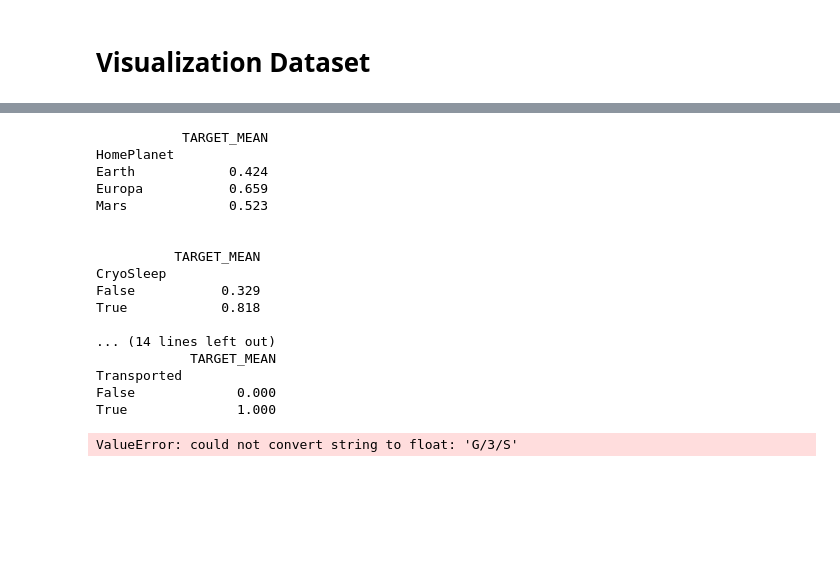
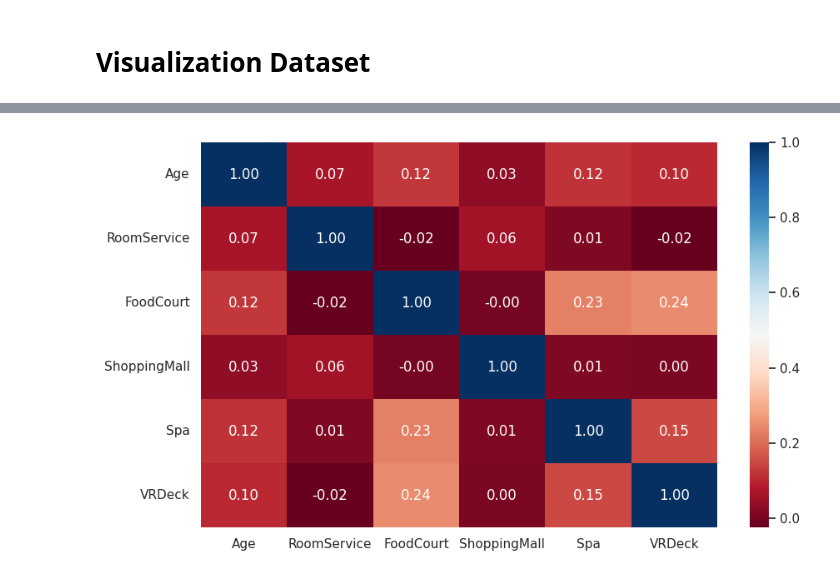
Before and after one commit to Aisuko/notebooks, a Jupyter notebook: competition/titanic-spaceship-with-tf-decision-forest.ipynb, the cells around one changed output, grey strips where cells are left out. Drawn from its saved outputs; the diff is of its cells as text; code cells hidden in the pictures; blank space fills up the shorter version.

```diff
--- a/competition/titanic-spaceship-with-tf-decision-forest.ipynb
+++ b/competition/titanic-spaceship-with-tf-decision-forest.ipynb
@@ -86,26 +96,31 @@ FoodCourt       float64
 # %% [markdown]
 # Visualization Dataset
 # %%
-def grab_col_names(df, cat_th=10, car_th=20):
-    cat_cols=[col for col in df.columns if df[col].dtypes=="0"]
-    num_but_cat=[col for col in df.columns if df[col].nunique() <cat_th and df[col].dtypes!="0"]
-    cat_but_car=[col for col in df.columns if df[col].nunique()>car_th and df[col].dtypes=="0"]
+def grab_col_names(dataframe, cat_th=10, car_th=20):
 
-    cat_cols=cat_cols+num_but_cat
-    cat_cols=[col for col in cat_cols if col not in cat_but_car]
+    cat_cols = [col for col in dataframe.columns if dataframe[col].dtypes == "O"]
 
-    num_cols=[col for col in df.columns if df[col].dtypes!="0"]
-    num_cols=[col for col in num_cols if col not in num_but_cat]
+    num_but_cat = [col for col in dataframe.columns if dataframe[col].nunique() < cat_th and
+                   dataframe[col].dtypes != "O"]
 
-    print(f"Observations: {df.shape[0]}")
-    print(f"Variables: {df.shape[1]}")
-    print(f"cat_cols: {len(cat_cols)}")
-    print(f"num_cols: {len(num_cols)}")
-    print(f"cat_but_car: {len(cat_but_car)}")
-    print(f"num_but_cat: {len(num_but_cat)}")
+    cat_but_car = [col for col in dataframe.columns if dataframe[col].nunique() > car_th and
+                   dataframe[col].dtypes == "O"]
+
+    cat_cols = cat_cols + num_but_cat
+    cat_cols = [col for col in cat_cols if col not in cat_but_car]
+
+    num_cols = [col for col in dataframe.columns if dataframe[col].dtypes != "O"]
+    num_cols = [col for col in num_cols if col not in num_but_cat]
+
+    print(f"Observations: {dataframe.shape[0]}")
+    print(f"Variables: {dataframe.shape[1]}")
+    print(f'cat_cols: {len(cat_cols)}')
+    print(f'num_cols: {len(num_cols)}')
+    print(f'cat_but_car: {len(cat_but_car)}')
+    print(f'num_but_cat: {len(num_but_cat)}')
     return cat_cols, cat_but_car, num_cols
 
-cat_cols, cat_but_car, num_cols=grab_col_names(df)
+_, _, num_cols=grab_col_names(df)
 # %% [output]
 Observations: 12970
 Variables: 14
@@ -173,31 +131,10 @@ Name: Name, dtype: object
-# %%
-def target_summary_with_cat(dataframe, target, categorical_col):
-    print(pd.DataFrame({"TARGET_MEAN": dataframe.groupby(categorical_col)[target].mean()}), end="\n\n\n")
-
-for col in cat_cols:
-    target_summary_with_cat(df,"Transported",col)
-# %% [output]
-           TARGET_MEAN
-HomePlanet
-Earth            0.424
-Europa           0.659
-Mars             0.523
-
-
-          TARGET_MEAN
-CryoSleep
-False           0.329
-True            0.818
-
-... (14 lines left out)
-            TARGET_MEAN
-Transported
-False             0.000
-True              1.000
 # %%
 import seaborn as sns
+import matplotlib.pyplot as plt
 
 corr=df[num_cols].corr()
-corr
+sns.set(rc={'figure.figsize': (10,6)})
+sns.heatmap(corr, cmap="RdBu", annot=True, fmt=".2f")
+plt.show()
 # %% [output]
-ValueError: could not convert string to float: 'G/3/S'
+[figure, added]
```
Also changed, not shown: parts of 14 cells of this notebook.
